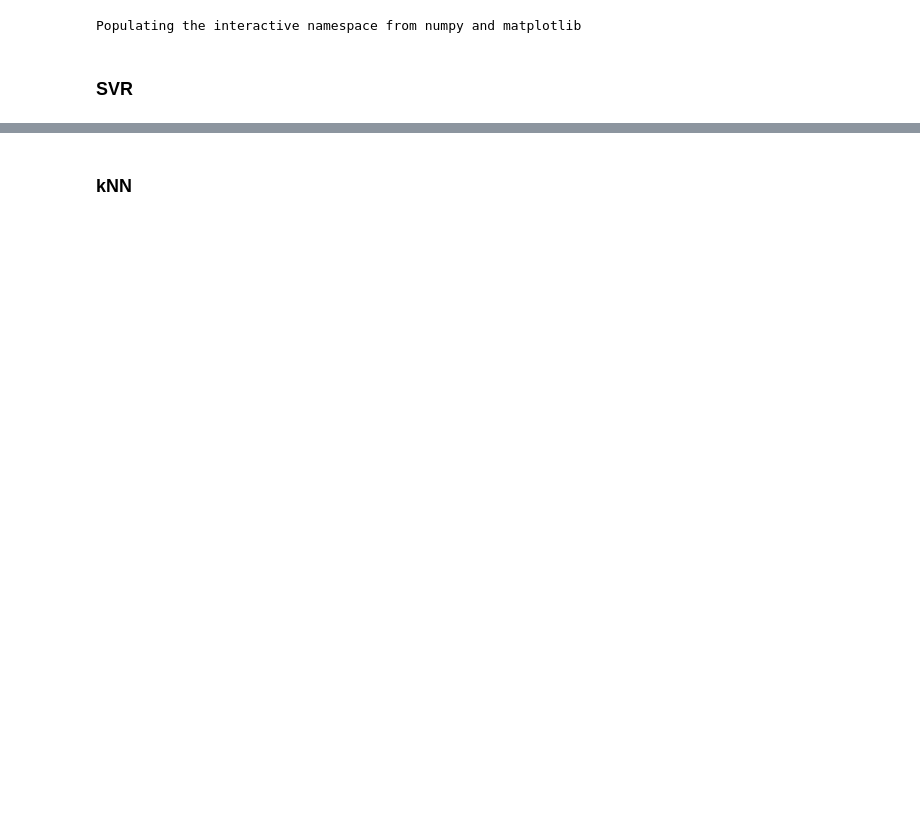
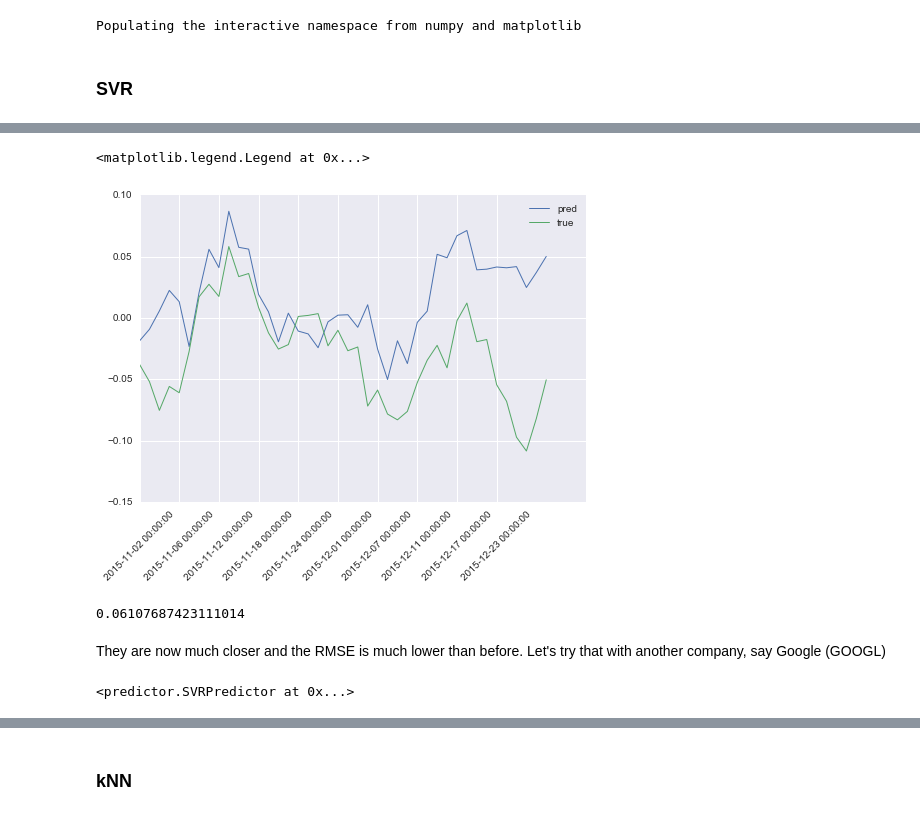
Before and after one commit to atremblay/MLND, a Jupyter notebook: P5/Stock Prediction.ipynb, the cells around one changed output, grey strips where cells are left out. Drawn from its saved outputs; the diff is of its cells as text; code cells hidden in the pictures; blank space fills up the shorter version.

```diff
--- a/P5/Stock Prediction.ipynb
+++ b/P5/Stock Prediction.ipynb
@@ -108,0 +119,24 @@ plt.legend(['pred', 'true'])
+# %%
+# Get the initial starting point of the training period
+stock = Stock('AAPL')
+data, label = stock.get_data(start_date='2014-01-01', end_date='2015-10-31', fit=True)
+delta = y_pred.values[0] - label.values[-1]
+
+plt.plot(range(0,len(y_pred)), y_pred - delta, linewidth=1)
+plt.plot(range(0,len(predictions['AAPL'][1])), predictions['AAPL'][1], linewidth=1)
+plt.xticks(4*np.arange(len(y_pred)/4), y_pred.index[::4], rotation=45)
+plt.legend(['pred', 'true'])
+# %% [output]
+<matplotlib.legend.Legend at 0x...>
+[figure, added]
+# %%
+(((y_pred-delta)-y_true)**2).mean()**0.5
+# %% [output]
+0.06107687423111014
+# %% [markdown]
+They are now much closer and the RMSE is much lower than before. Let's try that with another company, say Google (GOOGL)
+# %%
+svr = SVRPredictor(['GOOGL'], 7)
+svr.fit(start_date='2014-01-01', end_date='2015-10-31')
+# %% [output]
+<predictor.SVRPredictor at 0x...>
```
Also changed, not shown: parts of 37 cells of this notebook, 1 other file.
